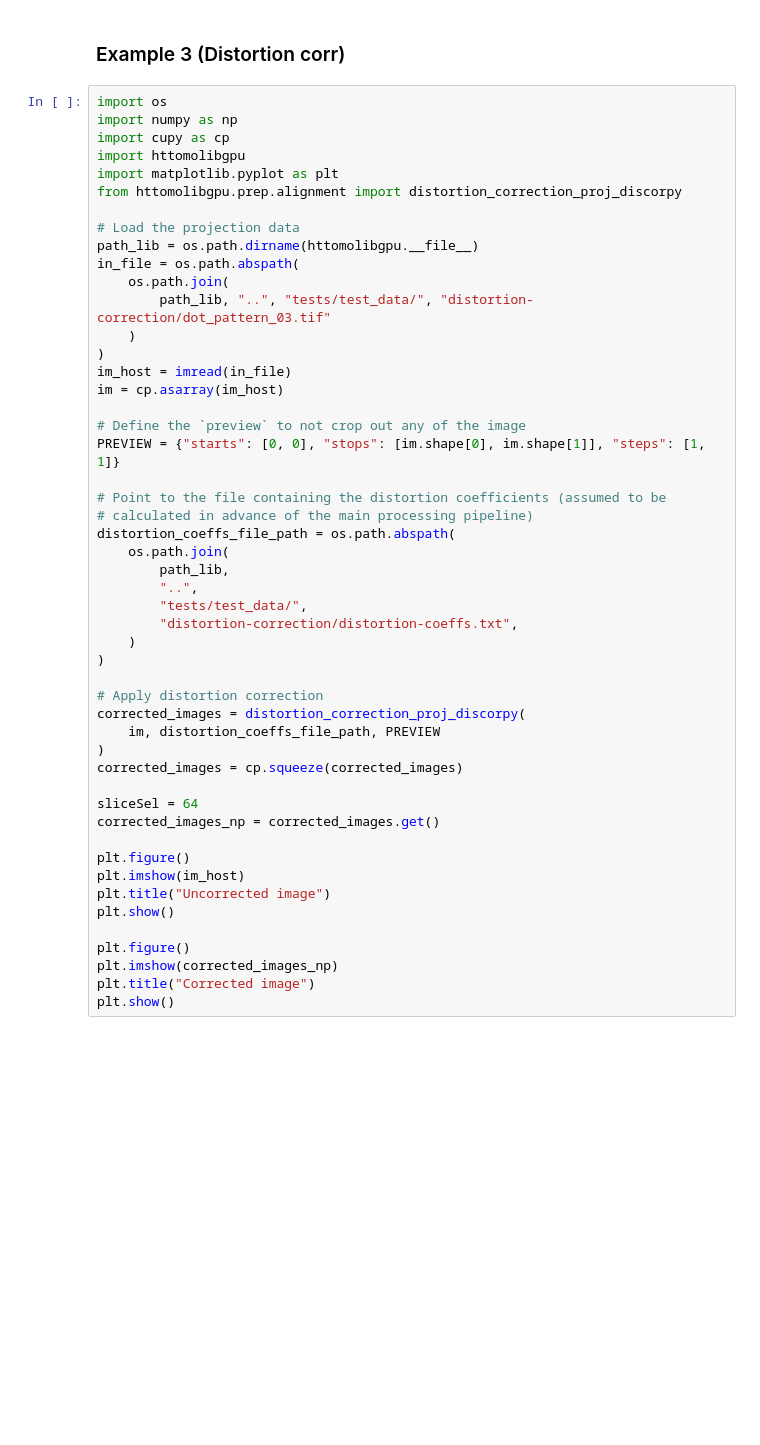
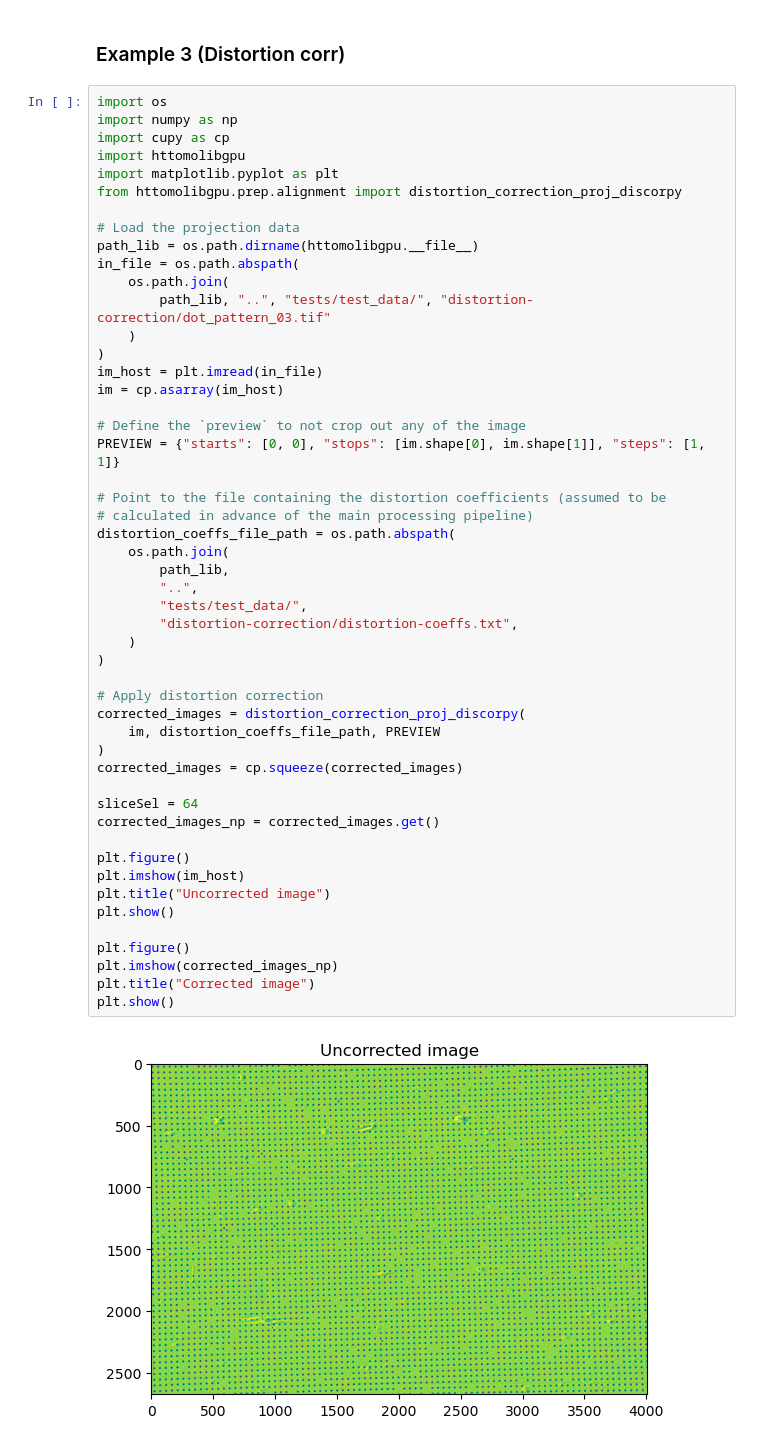
Before and after one commit to DiamondLightSource/httomolibgpu, a Jupyter notebook: docs/source/examples/DistortionCorr.ipynb, the cells around one changed output. Cells and saved outputs as stored; diff of their text form; blank space fills up the shorter version.

```diff
--- a/docs/source/examples/DistortionCorr.ipynb
+++ b/docs/source/examples/DistortionCorr.ipynb
@@ -15,7 +15,7 @@ in_file = os.path.abspath(
         path_lib, "..", "tests/test_data/", "distortion-correction/dot_pattern_03.tif"
     )
 )
-im_host = imread(in_file)
+im_host = plt.imread(in_file)
 im = cp.asarray(im_host)
 
 # Define the `preview` to not crop out any of the image
@@ -23,30 +23,32 @@ PREVIEW = {"starts": [0, 0], "stops": [im.shape[0], im.shape[1]], "steps": [1, 1
 
 # Point to the file containing the distortion coefficients (assumed to be
 # calculated in advance of the main processing pipeline)
 distortion_coeffs_file_path = os.path.abspath(
     os.path.join(
         path_lib,
         "..",
         "tests/test_data/",
         "distortion-correction/distortion-coeffs.txt",
     )
 )
 
 # Apply distortion correction
 corrected_images = distortion_correction_proj_discorpy(
     im, distortion_coeffs_file_path, PREVIEW
 )
 corrected_images = cp.squeeze(corrected_images)
 
 sliceSel = 64
 corrected_images_np = corrected_images.get()
 
 plt.figure()
 plt.imshow(im_host)
 plt.title("Uncorrected image")
 plt.show()
 
 plt.figure()
 plt.imshow(corrected_images_np)
 plt.title("Corrected image")
 plt.show()
+# %% [output]
+[figure, added]
```
Also changed, not shown: parts of 1 cell of this notebook, 4 other files.
